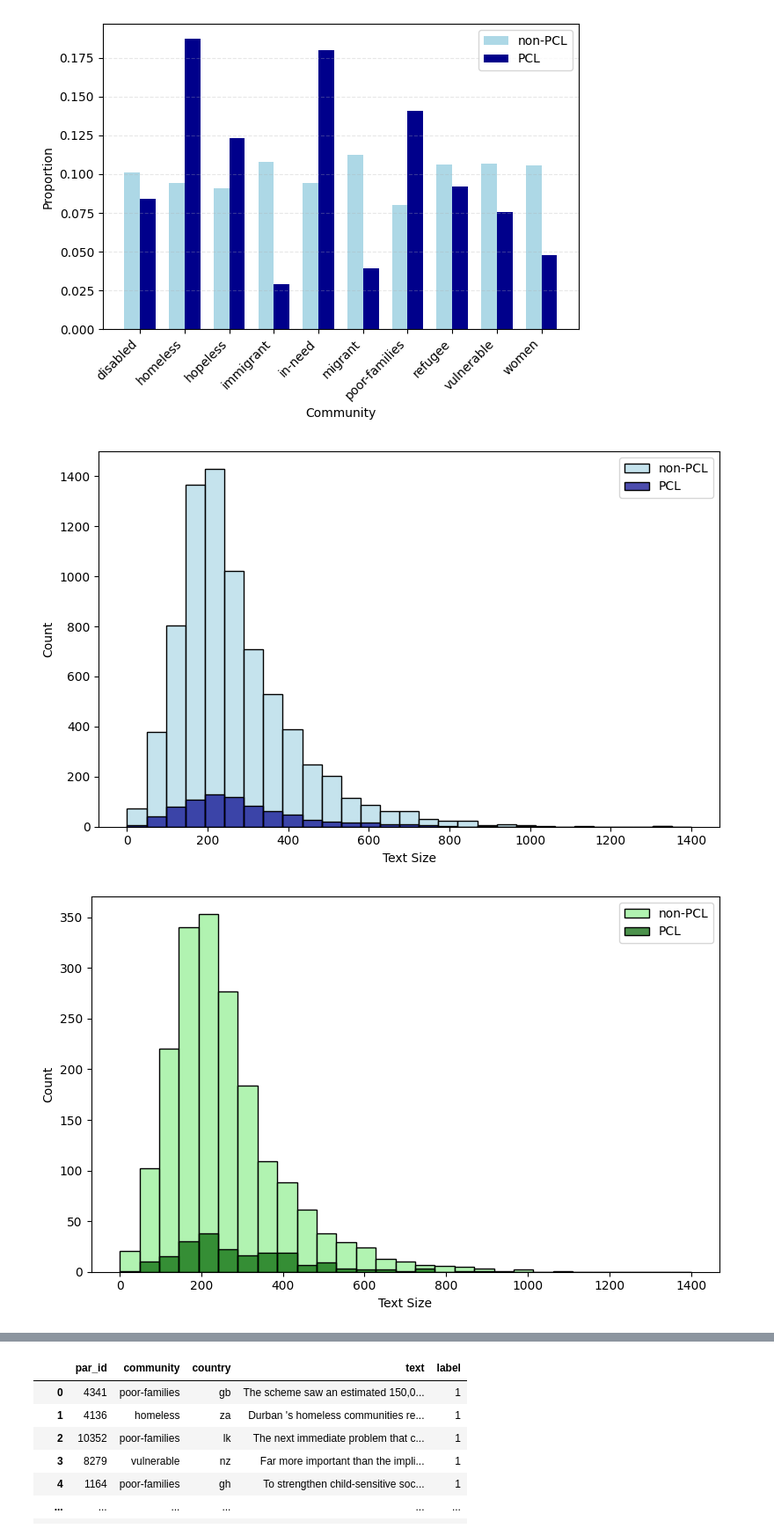
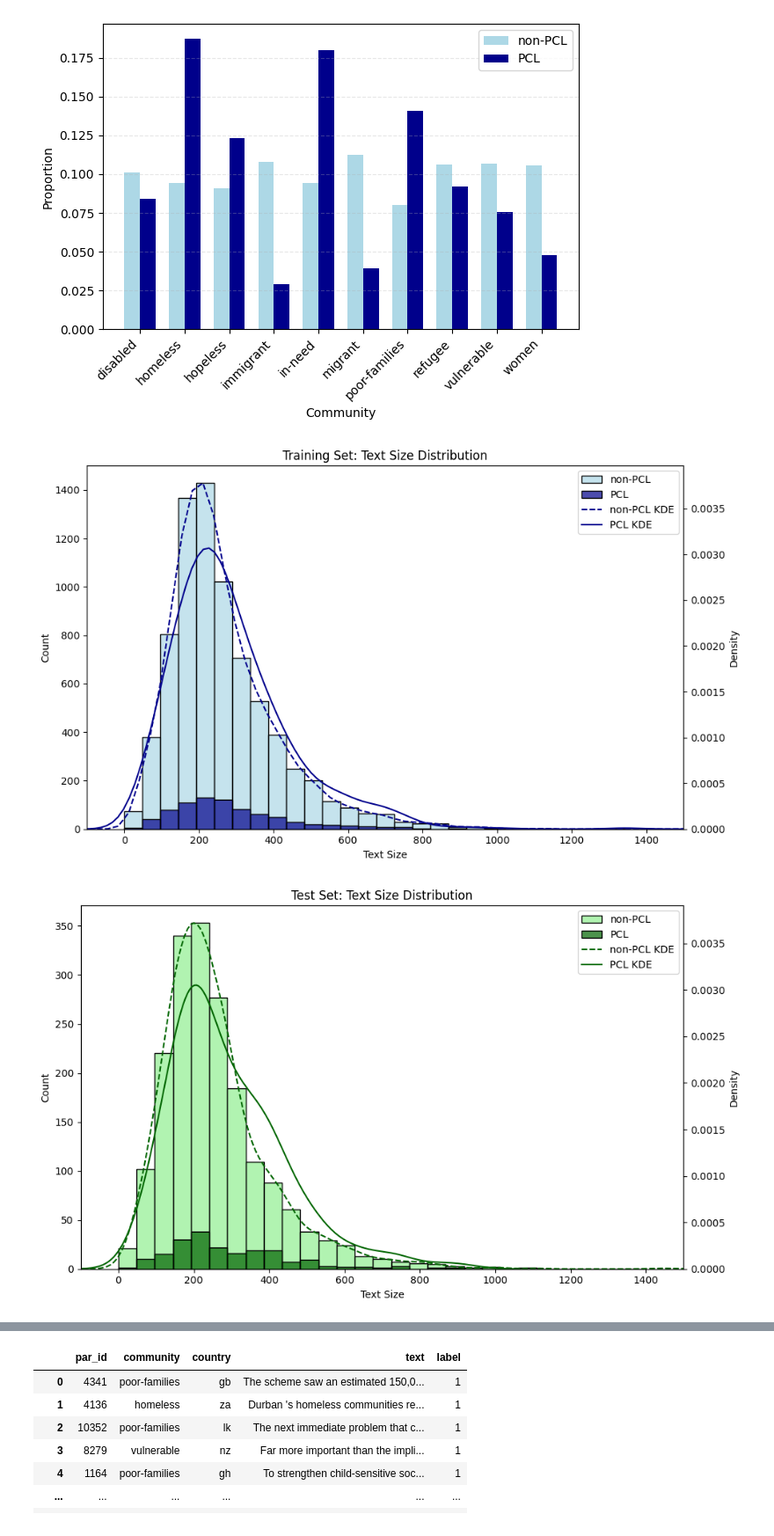
Before and after one commit to Etyl/pcl-detection, a Jupyter notebook: data_analysis.ipynb, the cells around one changed output, grey strips where cells are left out. Shown: that part at 88% size. Drawn from its saved outputs; the diff is of its cells as text; code cells hidden in the pictures.

Commit message:
changed file names + data text length

```diff
--- a/data_analysis.ipynb
+++ b/data_analysis.ipynb
@@ -239,46 +239,77 @@ trdf1_encoded['text_size'] = trdf1['text'].apply(len)
 tedf1_encoded['text_size'] = tedf1['text'].apply(len)
 # %%
 bins = np.linspace(0, 1400, 30)
-
 
 # Training set plot
 # Filter data by label
 train_label0 = trdf1_encoded[trdf1_encoded['label'] == 0]['text_size']
 train_label1 = trdf1_encoded[trdf1_encoded['label'] == 1]['text_size']
 
-plt.figure(figsize=(8, 5))
-# Plot histograms
+fig, ax1 = plt.subplots(figsize=(10, 6))
+
+# Plot histograms on primary y-axis
 sns.histplot(train_label0, bins=bins, kde=False, color='lightblue', alpha=0.7,
-             label='non-PCL')
+             label='non-PCL', ax=ax1)
 sns.histplot(train_label1, bins=bins, kde=False, color='darkblue', alpha=0.7,
-             label='PCL')
+             label='PCL', ax=ax1)
 
-plt.xlabel('Text Size')
-plt.ylabel('Count')
-plt.legend()
+ax1.set_xlabel('Text Size')
+ax1.set_ylabel('Count')
+ax1.set_xlim(-100, 1500)
+
+# Create secondary y-axis for KDE
+ax2 = ax1.twinx()
+
+# Plot KDEs on secondary y-axis
+sns.kdeplot(train_label0, color='darkblue', linestyle='--', ax=ax2, label='non-PCL KDE')
+sns.kdeplot(train_label1, color='darkblue', ax=ax2, label='PCL KDE')
+
+ax2.set_ylabel('Density')
+
+# Create combined legend
+lines1, labels1 = ax1.get_legend_handles_labels()
+lines2, labels2 = ax2.get_legend_handles_labels()
+ax1.legend(lines1 + lines2, labels1 + labels2, loc='upper right')
+
+plt.title('Training Set: Text Size Distribution')
 plt.tight_layout()
+
 # Test set plot
 # Filter data by label
 test_label0 = tedf1_encoded[tedf1_encoded['label'] == 0]['text_size']
 test_label1 = tedf1_encoded[tedf1_encoded['label'] == 1]['text_size']
 
-plt.figure(figsize=(8, 5))
+fig, ax1 = plt.subplots(figsize=(10, 6))
 
-# Plot histograms
+# Plot histograms on primary y-axis
 sns.histplot(test_label0, bins=bins, kde=False, color='lightgreen', alpha=0.7,
-             label='non-PCL')
+             label='non-PCL', ax=ax1)
 sns.histplot(test_label1, bins=bins, kde=False, color='darkgreen', alpha=0.7,
-             label='PCL')
+             label='PCL', ax=ax1)
 
-plt.xlabel('Text Size')
-plt.ylabel('Count')
-plt.legend()
+ax1.set_xlabel('Text Size')
+ax1.set_ylabel('Count')
+ax1.set_xlim(-100, 1500)
+# Create secondary y-axis for KDE
+ax2 = ax1.twinx()
 
+# Plot KDEs on secondary y-axis
+sns.kdeplot(test_label0, color='darkgreen', ax=ax2, linestyle='--', label='non-PCL KDE')
+sns.kdeplot(test_label1, color='darkgreen', ax=ax2, label='PCL KDE')
+
+ax2.set_ylabel('Density')
+
+# Create combined legend
+lines1, labels1 = ax1.get_legend_handles_labels()
+lines2, labels2 = ax2.get_legend_handles_labels()
+ax1.legend(lines1 + lines2, labels1 + labels2, loc='upper right')
+
+plt.title('Test Set: Text Size Distribution')
 plt.tight_layout()
 plt.show()
 # %% [output]
-[figure, old version]
+[figure, new version]
-[figure, old version]
+[figure, new version]
 # %%
 trdf1_encoded.drop(columns=['par_id','text', 'country'], inplace=True)
 tedf1_encoded.drop(columns=['par_id','text', 'country'], inplace=True)
```
Also changed, not shown: 4 other files.
